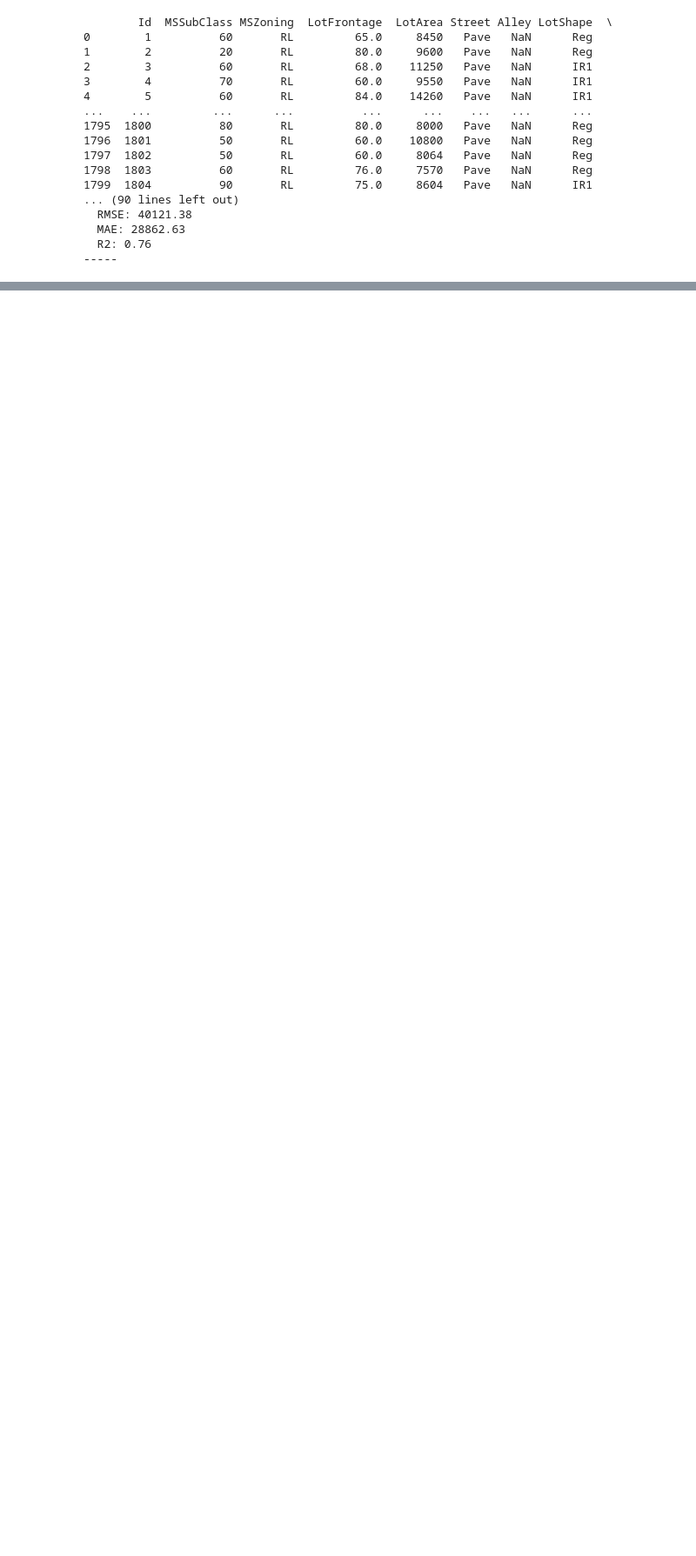
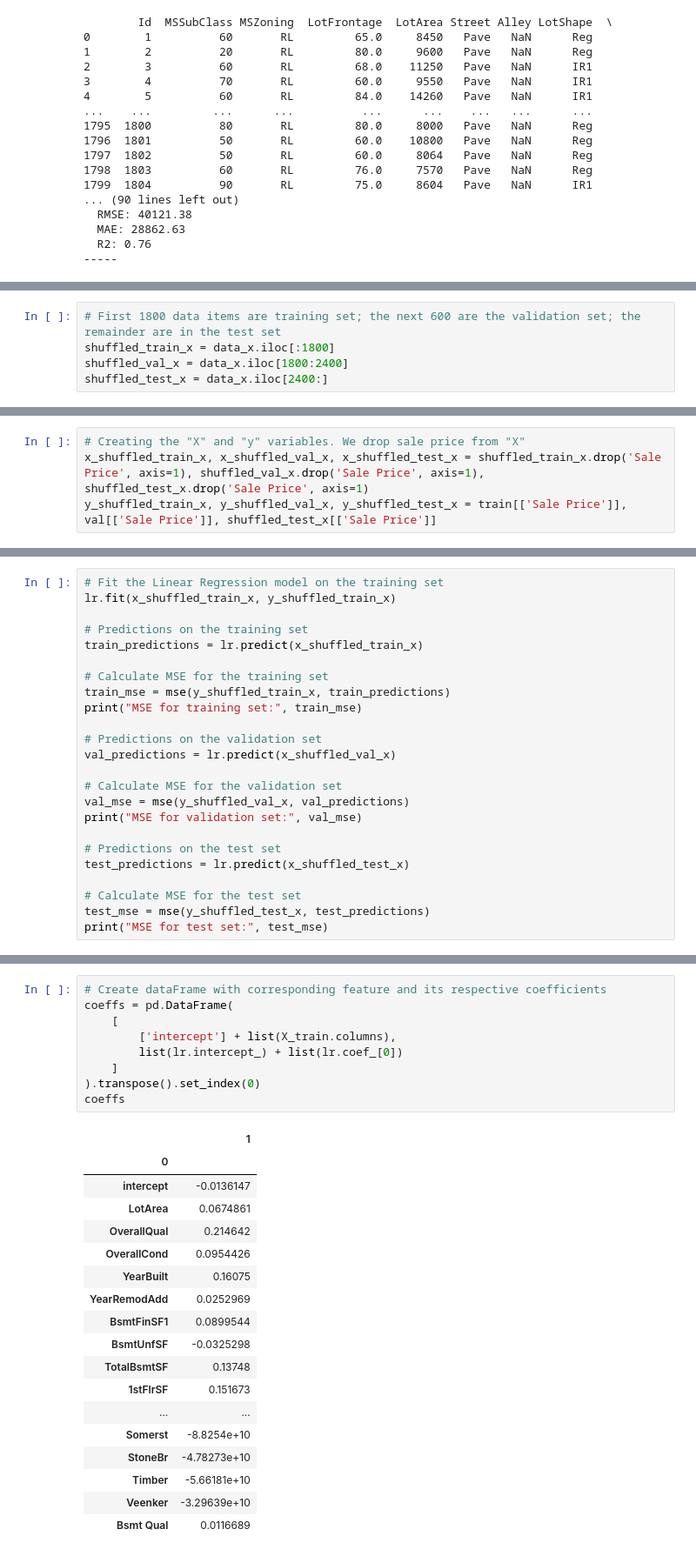
Before and after one commit to kanishsharma/rsm338, a Jupyter notebook: Project 1 - Iowa House Price/Python_regression_results.ipynb, the cells around one changed output, grey strips where cells are left out. Shown at 87% size. Cells and saved outputs as stored; diff of their text form; blank space fills up the shorter version.

```diff
--- a/Project 1 - Iowa House Price/Python_regression_results.ipynb
+++ b/Project 1 - Iowa House Price/Python_regression_results.ipynb
@@ -295,0 +305,5 @@ for key, value in evaluation_results.items():
+# %%
+# First 1800 data items are training set; the next 600 are the validation set; the remainder are in the test set
+shuffled_train_x = data_x.iloc[:1800]
+shuffled_val_x = data_x.iloc[1800:2400]
+shuffled_test_x = data_x.iloc[2400:]
@@ -295,0 +314,4 @@ for key, value in evaluation_results.items():
+# %%
+# Creating the "X" and "y" variables. We drop sale price from "X"
+x_shuffled_train_x, x_shuffled_val_x, x_shuffled_test_x = shuffled_train_x.drop('Sale Price', axis=1), shuffled_val_x.drop('Sale Price', axis=1), shuffled_test_x.drop('Sale Price', axis=1)
+y_shuffled_train_x, y_shuffled_val_x, y_shuffled_test_x = train[['Sale Price']], val[['Sale Price']], shuffled_test_x[['Sale Price']]
@@ -295,0 +325,24 @@ for key, value in evaluation_results.items():
+# %%
+# Fit the Linear Regression model on the training set
+lr.fit(x_shuffled_train_x, y_shuffled_train_x)
+
+# Predictions on the training set
+train_predictions = lr.predict(x_shuffled_train_x)
+
+# Calculate MSE for the training set
+train_mse = mse(y_shuffled_train_x, train_predictions)
+print("MSE for training set:", train_mse)
+
+# Predictions on the validation set
+val_predictions = lr.predict(x_shuffled_val_x)
+
+# Calculate MSE for the validation set
+val_mse = mse(y_shuffled_val_x, val_predictions)
+print("MSE for validation set:", val_mse)
+
+# Predictions on the test set
+test_predictions = lr.predict(x_shuffled_test_x)
+
+# Calculate MSE for the test set
+test_mse = mse(y_shuffled_test_x, test_predictions)
+print("MSE for test set:", test_mse)
@@ -295,0 +351,28 @@ for key, value in evaluation_results.items():
+# %%
+# Create dataFrame with corresponding feature and its respective coefficients
+coeffs = pd.DataFrame(
+    [
+        ['intercept'] + list(X_train.columns),
+        list(lr.intercept_) + list(lr.coef_[0])
+    ]
+).transpose().set_index(0)
+coeffs
+# %% [output]
+|  | 1 |
+| 0 |  |
+| intercept | -0.0136147 |
+| LotArea | 0.0674861 |
+| OverallQual | 0.214642 |
+| OverallCond | 0.0954426 |
+| YearBuilt | 0.16075 |
+| YearRemodAdd | 0.0252969 |
+| BsmtFinSF1 | 0.0899544 |
+| BsmtUnfSF | -0.0325298 |
+| TotalBsmtSF | 0.13748 |
+| 1stFlrSF | 0.151673 |
+| ... | ... |
+| Somerst | -8.8254e+10 |
+| StoneBr | -4.78273e+10 |
+| Timber | -5.66181e+10 |
+| Veenker | -3.29639e+10 |
+| Bsmt Qual | 0.0116689 |
```
Also changed, not shown: parts of 23 cells of this notebook.
